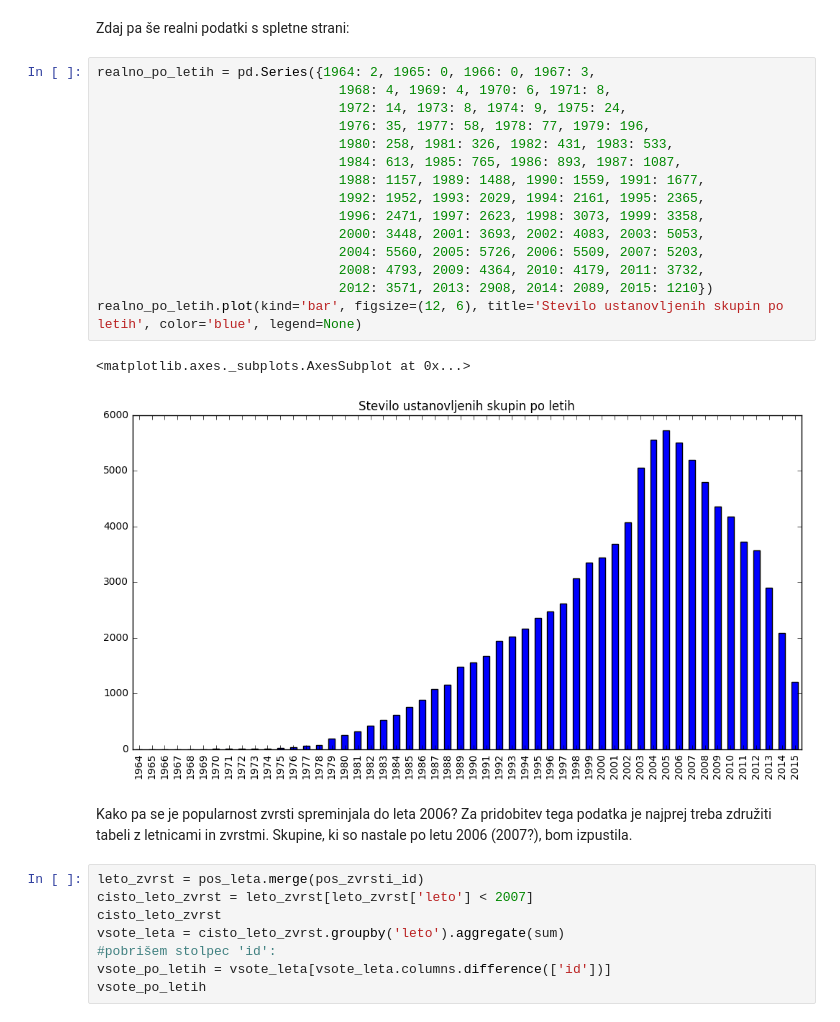
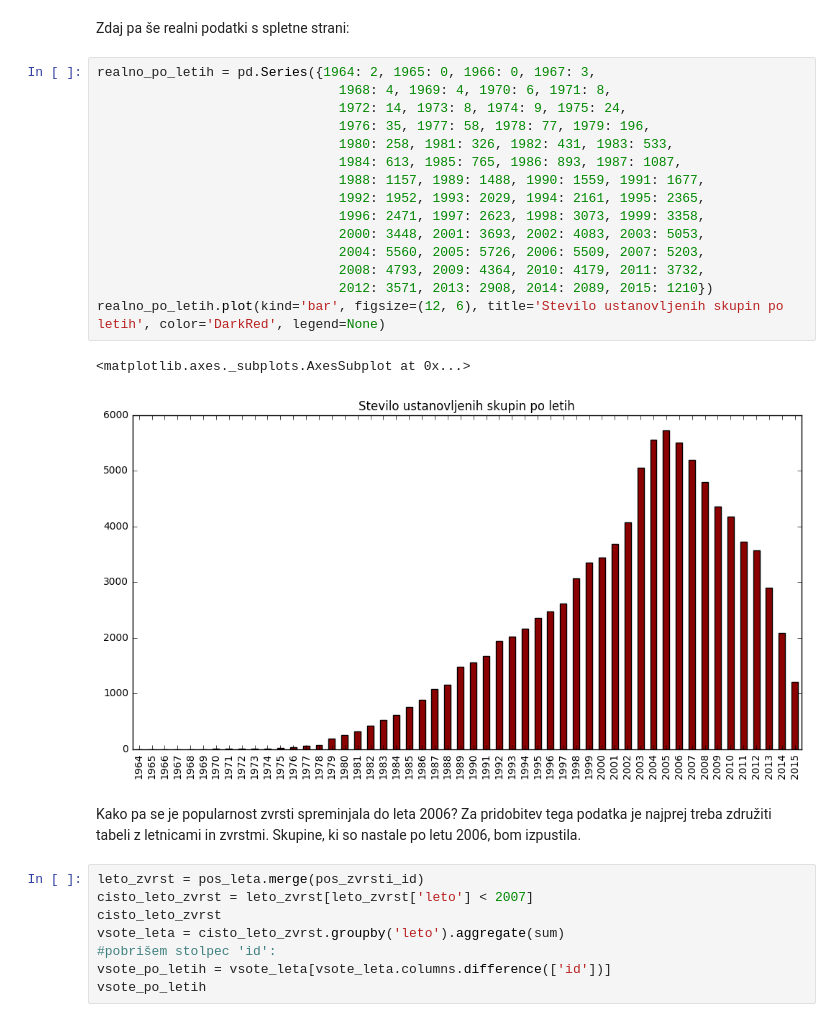
Before and after one commit to h3ll-o-w0rld/Projekt-za-PROG1, a Jupyter notebook: Projekt.ipynb, the cells around one changed output. Saved outputs shown, nothing was run; the diff lists cells and outputs as text.

```diff
--- a/Projekt.ipynb
+++ b/Projekt.ipynb
@@ -46,23 +46,23 @@ Zdaj pa še realni podatki s spletne strani:
 # %%
 realno_po_letih = pd.Series({1964: 2, 1965: 0, 1966: 0, 1967: 3,
                                1968: 4, 1969: 4, 1970: 6, 1971: 8,
                                1972: 14, 1973: 8, 1974: 9, 1975: 24,
                                1976: 35, 1977: 58, 1978: 77, 1979: 196,
                                1980: 258, 1981: 326, 1982: 431, 1983: 533,
                                1984: 613, 1985: 765, 1986: 893, 1987: 1087,
                                1988: 1157, 1989: 1488, 1990: 1559, 1991: 1677,
                                1992: 1952, 1993: 2029, 1994: 2161, 1995: 2365,
                                1996: 2471, 1997: 2623, 1998: 3073, 1999: 3358,
                                2000: 3448, 2001: 3693, 2002: 4083, 2003: 5053,
                                2004: 5560, 2005: 5726, 2006: 5509, 2007: 5203,
                                2008: 4793, 2009: 4364, 2010: 4179, 2011: 3732,
                                2012: 3571, 2013: 2908, 2014: 2089, 2015: 1210})
-realno_po_letih.plot(kind='bar', figsize=(12, 6), title='Stevilo ustanovljenih skupin po letih', color='blue', legend=None)
+realno_po_letih.plot(kind='bar', figsize=(12, 6), title='Stevilo ustanovljenih skupin po letih', color='DarkRed', legend=None)
 # %% [output]
 <matplotlib.axes._subplots.AxesSubplot at 0x...>
-[figure, old version]
+[figure, new version]
 # %% [markdown]
-Kako pa se je popularnost zvrsti spreminjala do leta 2006? Za pridobitev tega podatka je najprej treba združiti tabeli z letnicami in zvrstmi. Skupine, ki so nastale po letu 2006 (2007?), bom izpustila.
+Kako pa se je popularnost zvrsti spreminjala do leta 2006? Za pridobitev tega podatka je najprej treba združiti tabeli z letnicami in zvrstmi. Skupine, ki so nastale po letu 2006, bom izpustila.
 # %%
 leto_zvrst = pos_leta.merge(pos_zvrsti_id)
 cisto_leto_zvrst = leto_zvrst[leto_zvrst['leto'] < 2007]
```
Also changed, not shown: parts of 4 cells of this notebook, 3 other files.
